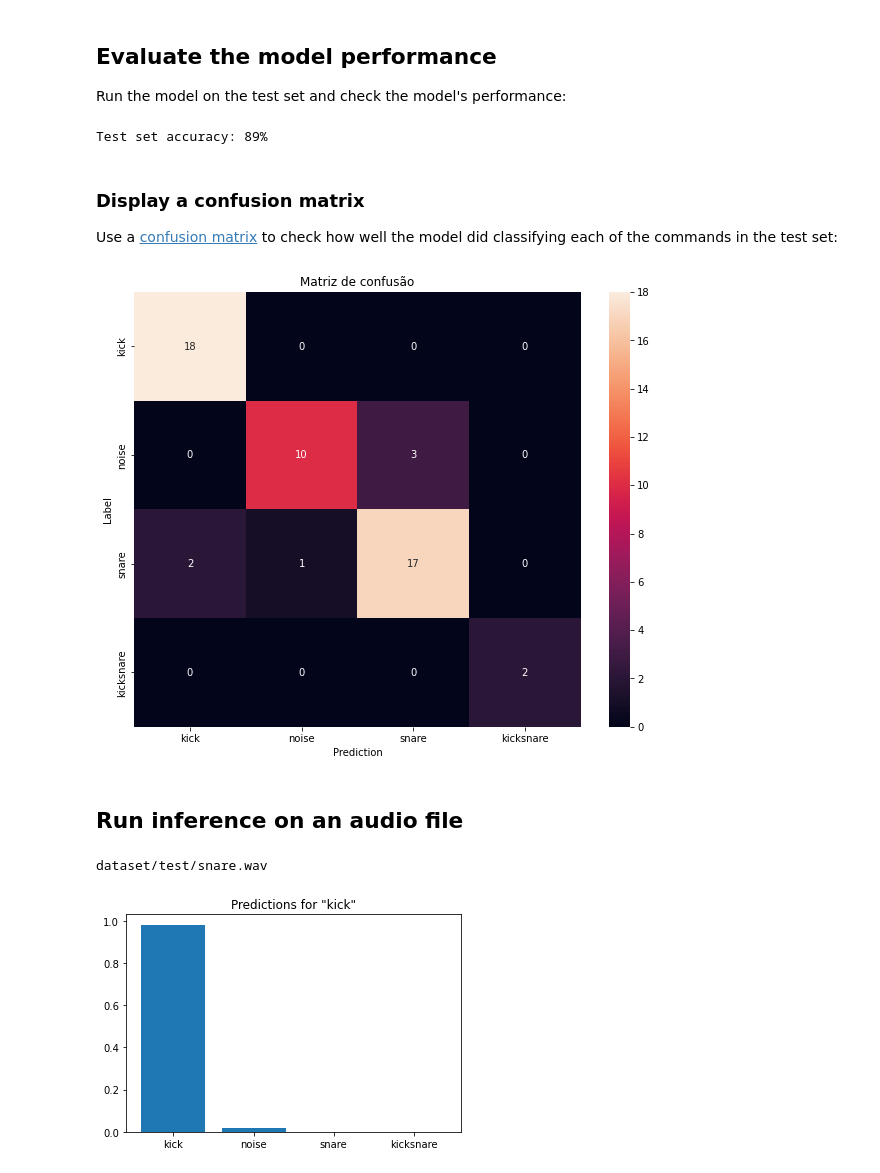
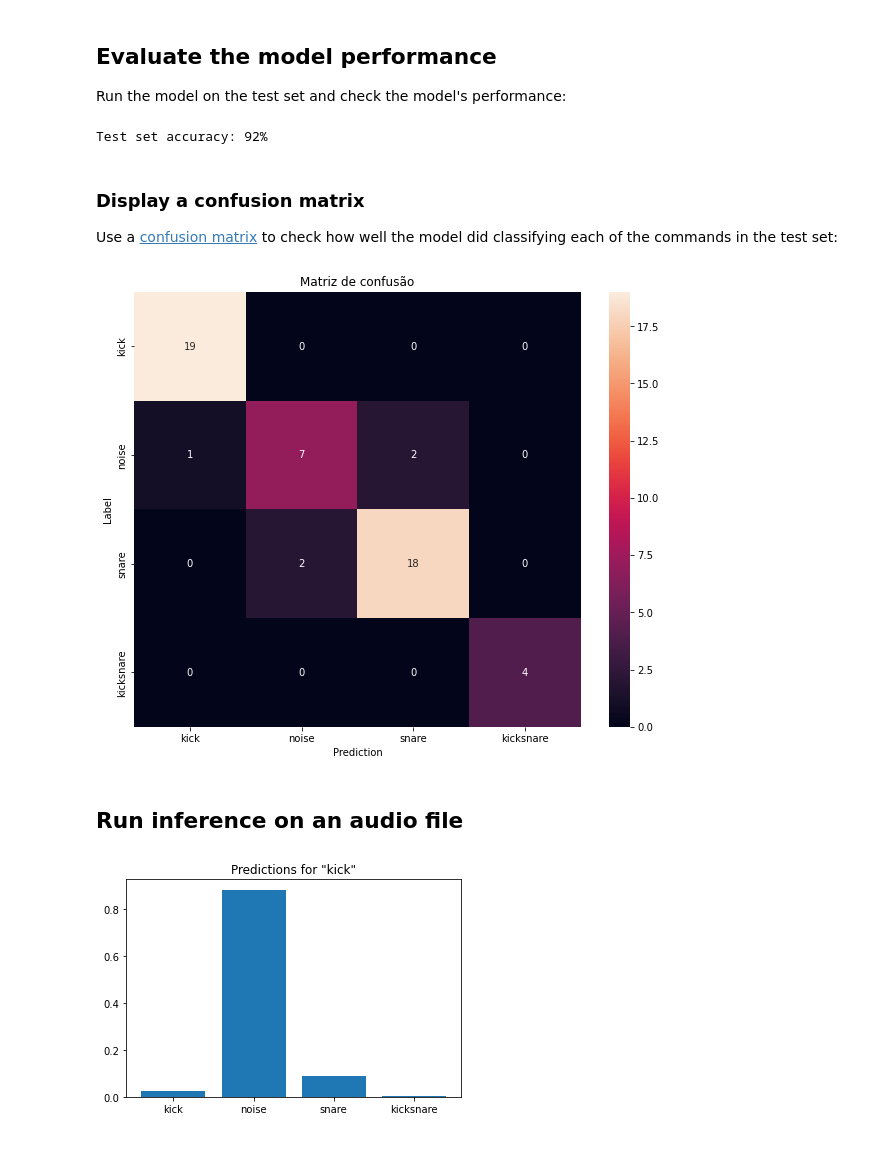
Before and after one commit to RafaSRibeiro/WaveDetect, a Jupyter notebook: jupyter/work/simple_audio.ipynb, the cells around one changed output. Drawn from its saved outputs; the diff is of its cells as text; code cells hidden in the pictures.

```diff
--- a/jupyter/work/simple_audio.ipynb
+++ b/jupyter/work/simple_audio.ipynb
@@ -167,7 +167,7 @@ def get_spectrogram(waveform):
   # clipes de áudio tenham a mesma duração.
   equal_length = tf.concat([waveform, zero_padding], 0)
   # Converta a forma de onda em um espectrograma por meio de um STFT.
-  spectrogram = tf.signal.stft(equal_length, frame_length=128, frame_step=64)
+  spectrogram = tf.signal.stft(equal_length, frame_length=50, frame_step=16)
   # Obtenha a magnitude do STFT.
   spectrogram = tf.abs(spectrogram)
   # Adicione uma dimensão `channels`, para que o espectrograma possa ser usado como
@@ -418,7 +416,7 @@ y_true = test_labels
 test_acc = sum(y_pred == y_true) / len(y_true)
 print(f'Test set accuracy: {test_acc:.0%}')
 # %% [output]
-Test set accuracy: 89%
+Test set accuracy: 92%
 # %% [markdown]
 ### Display a confusion matrix
 
@@ -435,22 +433,21 @@ plt.ylabel('Label')
 plt.title('Matriz de confusão')
 plt.show()
 # %% [output]
-[figure, old version]
+[figure, new version]
 # %% [markdown]
 ## Run inference on an audio file
 # %%
 data_test_dir = pathlib.Path('./dataset/test')
 # sample_file = data_test_dir/'kick.wav'
-sample_file = data_test_dir/'snare.wav'
-# sample_file = data_test_dir/'noise2.wav'
-print(sample_file)
+# sample_file = data_test_dir/'snare.wav'
+sample_file = data_test_dir/'noise.wav'
+
 sample_ds = preprocess_dataset([str(sample_file)])
 
 for spectrogram, label in sample_ds.batch(1):
   prediction = model(spectrogram)
   plt.bar(commands, tf.nn.softmax(prediction[0]))
   plt.title(f'Predictions for "{commands[label[0]]}"')
   plt.show()
 # %% [output]
-dataset/test/snare.wav
-[figure, old version]
+[figure, new version]
```
Also changed, not shown: parts of 8 cells of this notebook, 1 other file.
